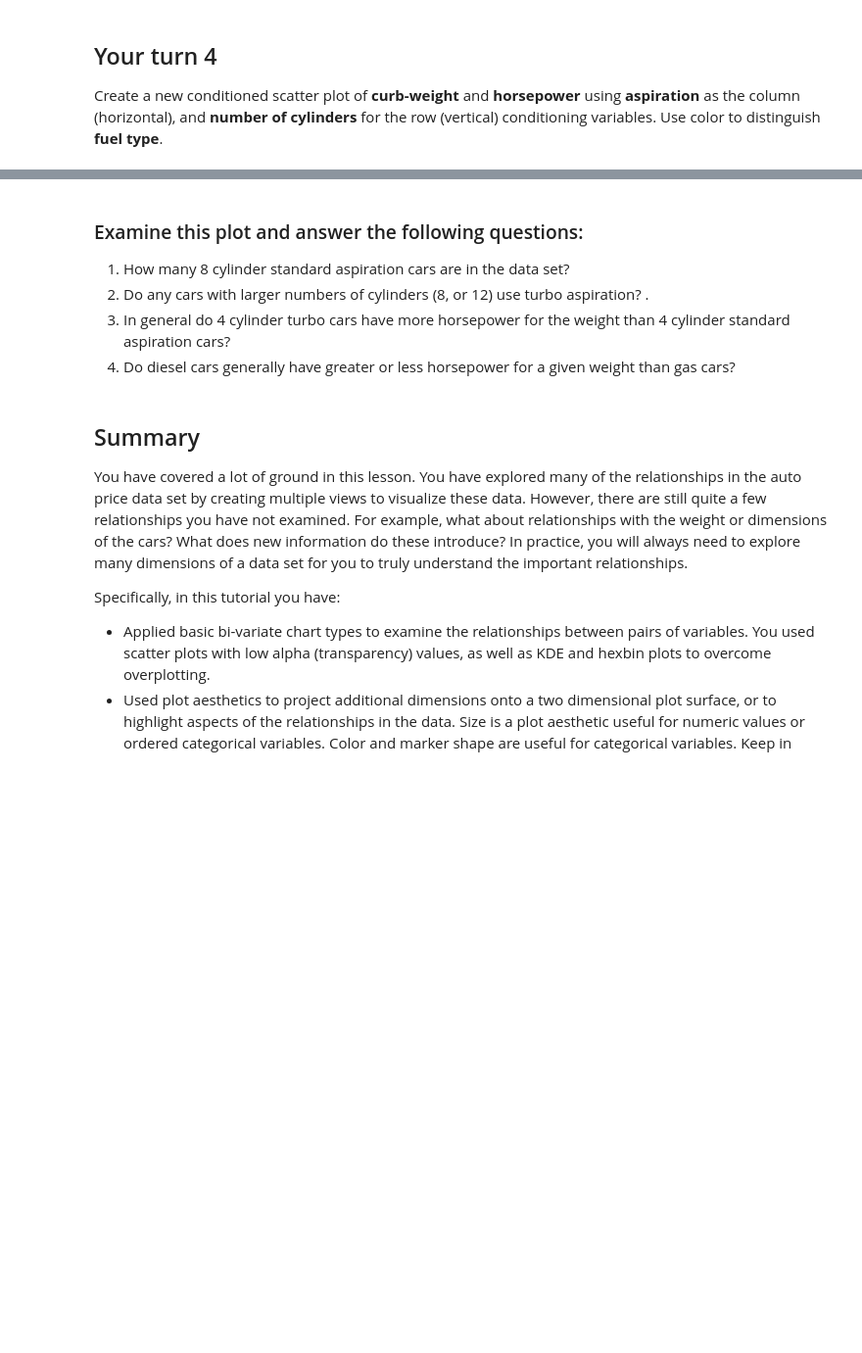
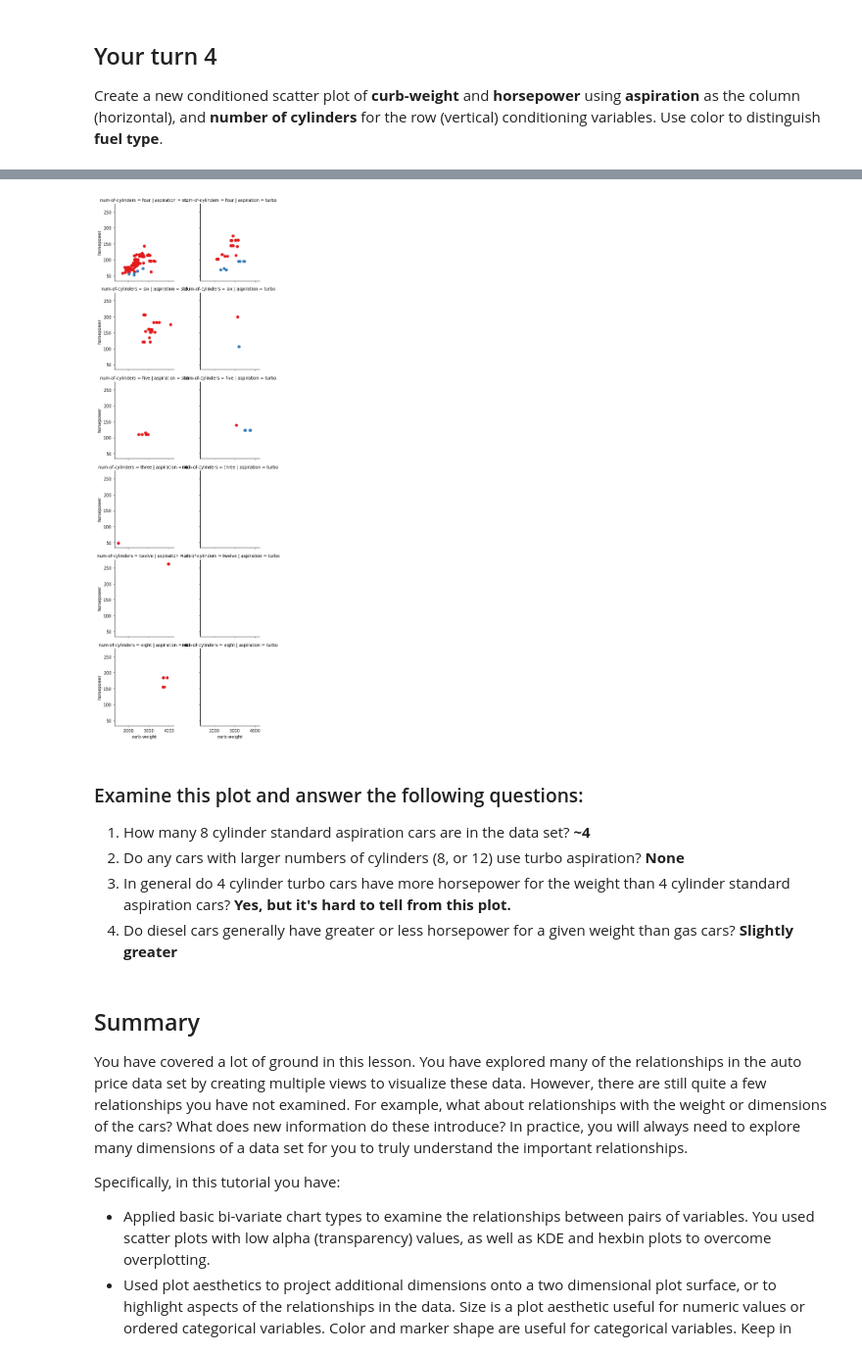
Before and after one commit to tylercrosse/DATASCI410, a Jupyter notebook: workshops/L02-DataExploration-Part2.ipynb, the cells around one changed output, grey strips where cells are left out. Shown: that part at 98% size. Saved outputs shown, nothing was run; the diff lists cells and outputs as text; code cells hidden in the pictures; blank space fills up the shorter version.

```diff
--- a/workshops/L02-DataExploration-Part2.ipynb
+++ b/workshops/L02-DataExploration-Part2.ipynb
@@ -551,9 +704,18 @@ auto_price.columns
+# %%
+g = sns.FacetGrid(auto_price,
+                  col="aspiration",
+                  row="num-of-cylinders",
+                  hue="fuel-type",
+                  palette="Set1")
+g = g.map(plt.scatter, "curb-weight", "horsepower")
+# %% [output]
+[figure, added]
 # %% [markdown]
 ### Examine this plot and answer the following questions:
-1. How many 8 cylinder standard aspiration cars are in the data set?
-2. Do any cars with larger numbers of cylinders (8, or 12) use turbo aspiration? .
-3. In general do 4 cylinder turbo cars have more horsepower for the weight than 4 cylinder standard aspiration cars?
-4. Do diesel cars generally have greater or less horsepower for a given weight than gas cars?
+1. How many 8 cylinder standard aspiration cars are in the data set? **~4**
+2. Do any cars with larger numbers of cylinders (8, or 12) use turbo aspiration? **None**
+3. In general do 4 cylinder turbo cars have more horsepower for the weight than 4 cylinder standard aspiration cars? **Yes, but it's hard to tell from this plot.**
+4. Do diesel cars generally have greater or less horsepower for a given weight than gas cars? **Slightly greater**
 # %% [markdown]
 ## Summary
 
```
Also changed, not shown: parts of 27 cells of this notebook, 1 other file.
